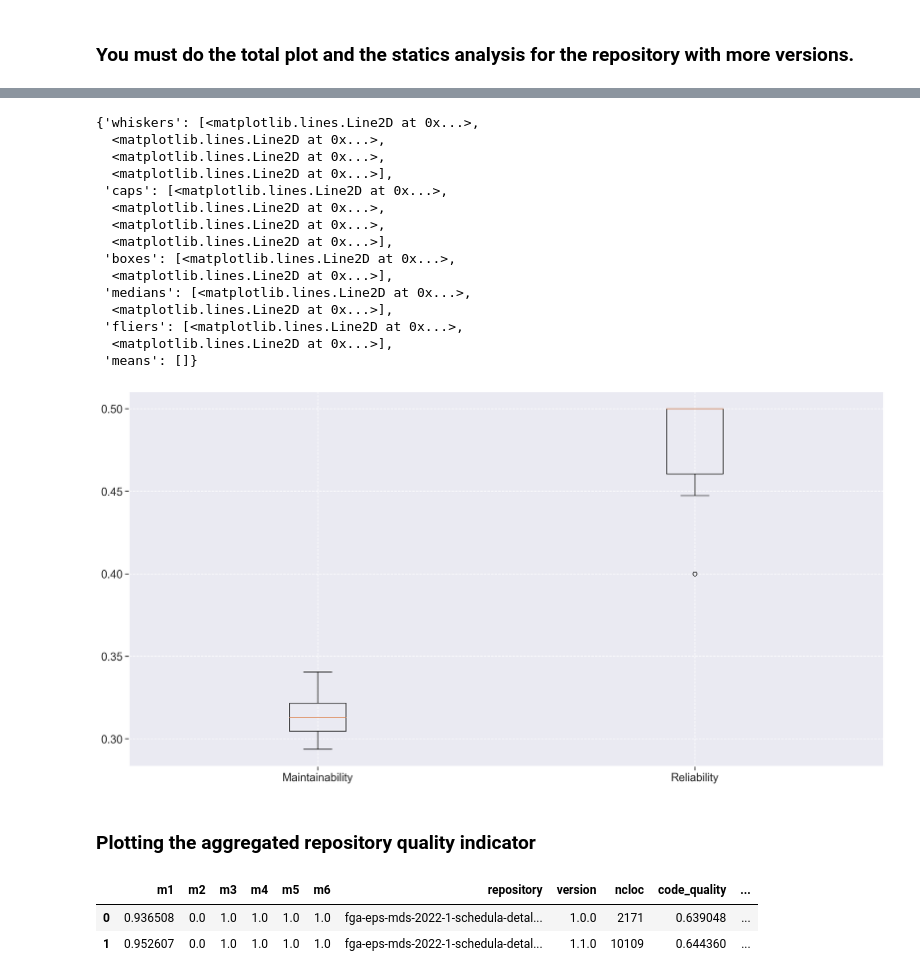
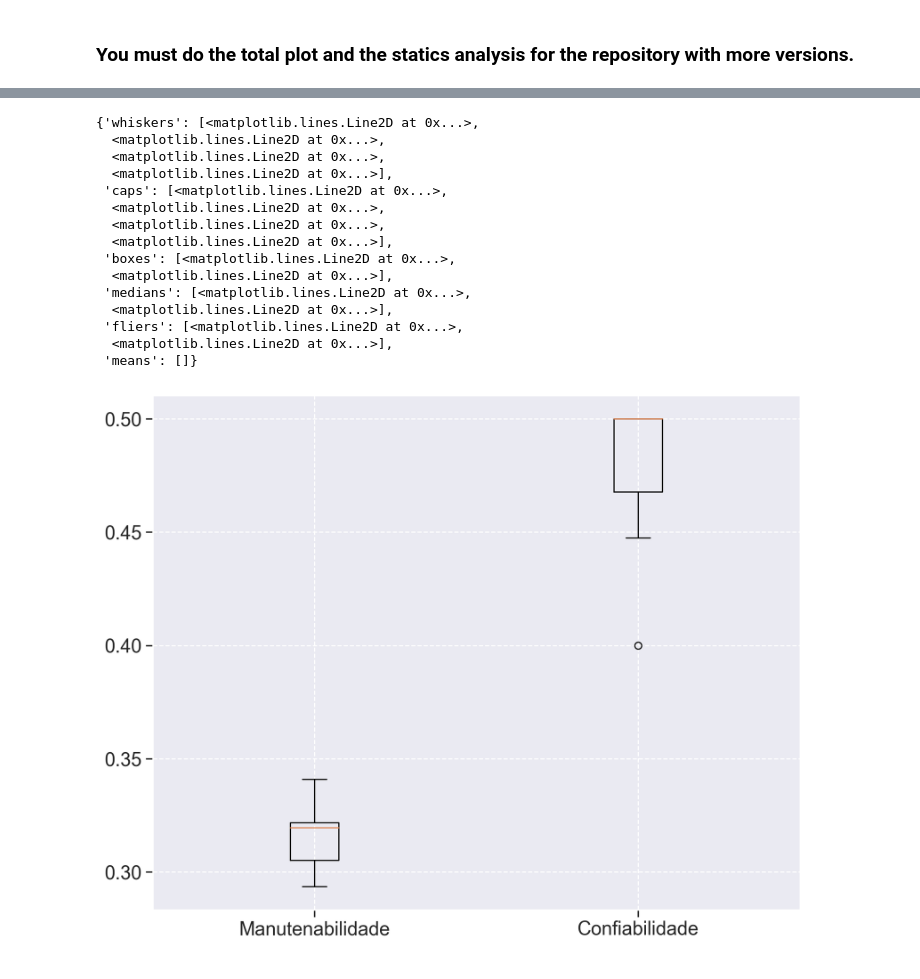
Before and after one commit to fga-eps-mds/2022-1-schedula-doc, a Jupyter notebook: analytics.ipynb, the cells around one changed output, grey strips where cells are left out. Drawn from its saved outputs; the diff is of its cells as text; code cells hidden in the pictures.

```diff
--- a/analytics.ipynb
+++ b/analytics.ipynb
@@ -540,33 +799,25 @@ print(reliability_stats)
 # %%
 ### Plotting the aggregated quality characteristc indicator
 # %%
-plt.figure(figsize=(20, 10))
+plt.figure(figsize=(10, 8))
 
 # boxplot
-plt.boxplot([more_versions_repo['Maintainability'], more_versions_repo['Reliability']],
-labels=['Maintainability', 'Reliability'])
+plt.boxplot([metrics_df['Maintainability'], metrics_df['Reliability']],
+labels=['Manutenabilidade', 'Confiabilidade'])
 # %% [output]
 {'whiskers': [<matplotlib.lines.Line2D at 0x...>,
   <matplotlib.lines.Line2D at 0x...>,
   <matplotlib.lines.Line2D at 0x...>,
   <matplotlib.lines.Line2D at 0x...>],
  'caps': [<matplotlib.lines.Line2D at 0x...>,
   <matplotlib.lines.Line2D at 0x...>,
   <matplotlib.lines.Line2D at 0x...>,
   <matplotlib.lines.Line2D at 0x...>],
  'boxes': [<matplotlib.lines.Line2D at 0x...>,
   <matplotlib.lines.Line2D at 0x...>],
  'medians': [<matplotlib.lines.Line2D at 0x...>,
   <matplotlib.lines.Line2D at 0x...>],
  'fliers': [<matplotlib.lines.Line2D at 0x...>,
   <matplotlib.lines.Line2D at 0x...>],
  'means': []}
-[figure, old version]
+[figure, new version]
-# %% [markdown]
-### Plotting the aggregated repository quality indicator
-# %%
-detalhador_chamados
-# %% [output]
-|  | m1 | m2 | m3 | m4 | m5 | m6 | repository | version | ncloc | code_quality | ... |
-| 0 | 0.936508 | 0.0 | 1.0 | 1.0 | 1.0 | 1.0 | fga-eps-mds-2022-1-schedula-detal... | 1.0.0 | 2171 | 0.639048 | ... |
-| 1 | 0.952607 | 0.0 | 1.0 | 1.0 | 1.0 | 1.0 | fga-eps-mds-2022-1-schedula-detal... | 1.1.0 | 10109 | 0.644360 | ... |
```
Also changed, not shown: parts of 38 cells of this notebook, 4 other files.
